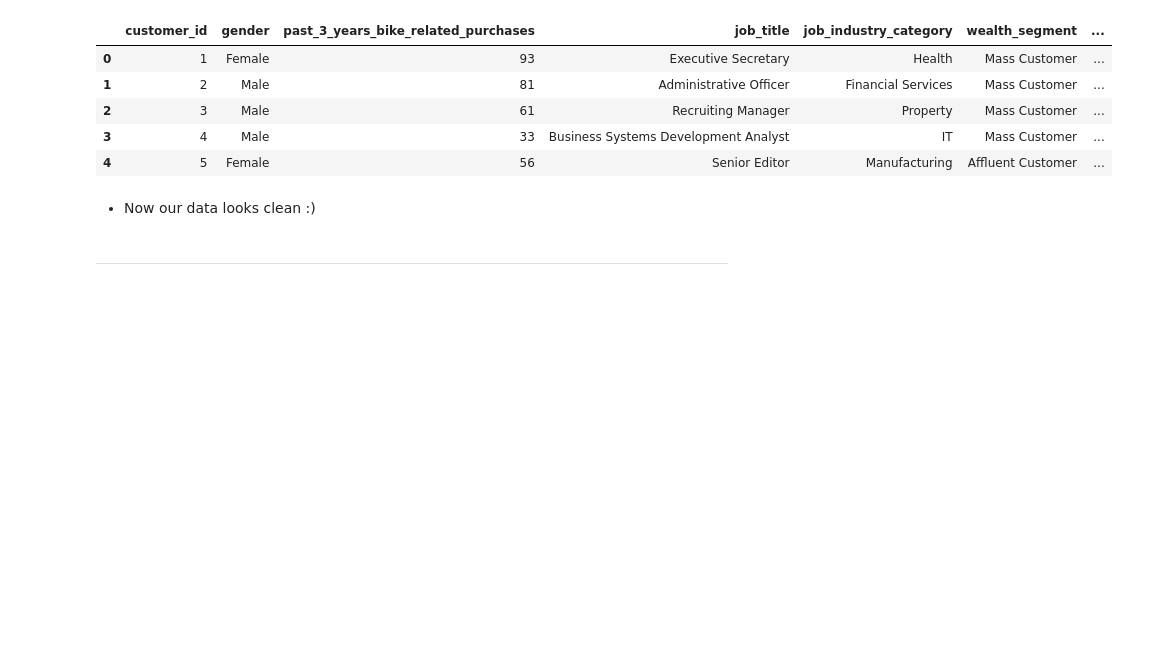
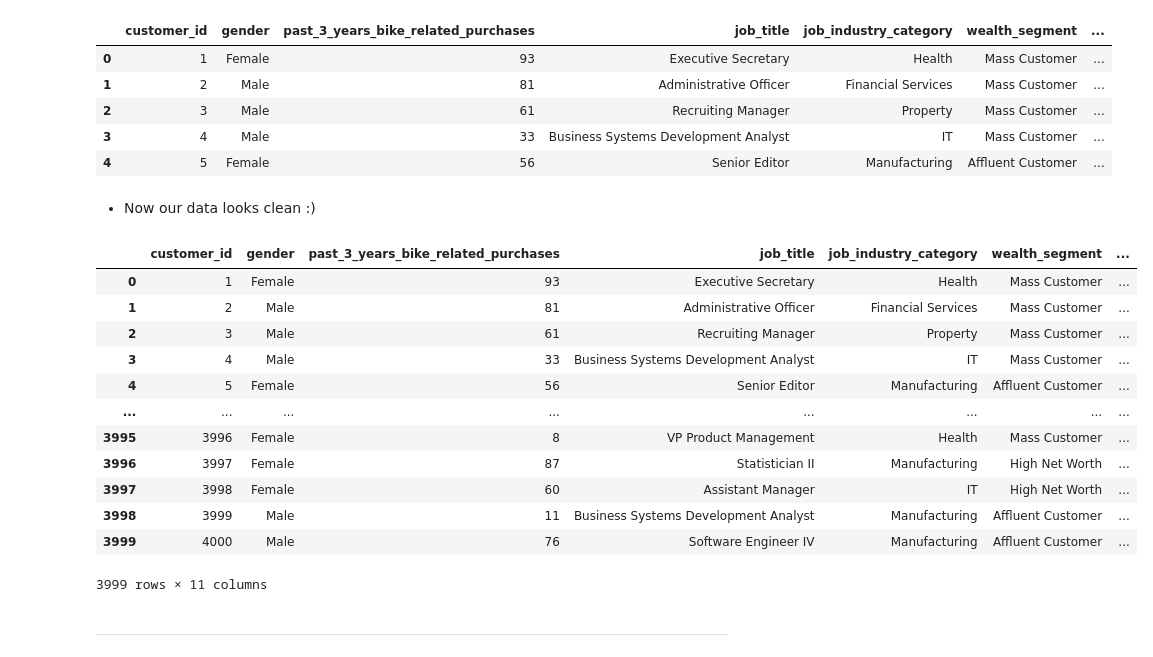
Before and after one commit to omkarpawar1430/KPMG-Virtual-Internship, a Jupyter notebook: Module 1/data_cleaning.ipynb, the cells around one changed output. Drawn from its saved outputs; the diff is of its cells as text; code cells hidden in the pictures; blank space fills up the shorter version.

```diff
--- a/Module 1/data_cleaning.ipynb
+++ b/Module 1/data_cleaning.ipynb
@@ -170,7 +170,7 @@ CustomerDemographic.sort_values(by= "DOB",ascending= True).head()
 180
 # %%
 # for current analysis let us drop that dude from top of the data frame LOL :)
-CustomerDemographic = CustomerDemographic[NewCustomerList['customer_id'] != 34]
+CustomerDemographic = CustomerDemographic[CustomerDemographic['customer_id'] != 34]
 # %% [markdown]
 ### creating `age` feature by using `DOB` column
 # %%
@@ -417,3 +417,19 @@ CustomerDemographic.head()
 | 4 | 5 | Female | 56 | Senior Editor | Manufacturing | Affluent Customer | ... |
 # %% [markdown]
 - Now our data looks clean :)
+# %%
+CustomerDemographic
+# %% [output]
+|  | customer_id | gender | past_3_years_bike_related_purchases | job_title | job_industry_category | wealth_segment | ... |
+| 0 | 1 | Female | 93 | Executive Secretary | Health | Mass Customer | ... |
+| 1 | 2 | Male | 81 | Administrative Officer | Financial Services | Mass Customer | ... |
+| 2 | 3 | Male | 61 | Recruiting Manager | Property | Mass Customer | ... |
+| 3 | 4 | Male | 33 | Business Systems Development Analyst | IT | Mass Customer | ... |
+| 4 | 5 | Female | 56 | Senior Editor | Manufacturing | Affluent Customer | ... |
+| ... | ... | ... | ... | ... | ... | ... | ... |
+| 3995 | 3996 | Female | 8 | VP Product Management | Health | Mass Customer | ... |
+| 3996 | 3997 | Female | 87 | Statistician II | Manufacturing | High Net Worth | ... |
+| 3997 | 3998 | Female | 60 | Assistant Manager | IT | High Net Worth | ... |
+| 3998 | 3999 | Male | 11 | Business Systems Development Analyst | Manufacturing | Affluent Customer | ... |
+| 3999 | 4000 | Male | 76 | Software Engineer IV | Manufacturing | Affluent Customer | ... |
+3999 rows × 11 columns
```
Also changed, not shown: parts of 6 cells of this notebook, 6 other files.
